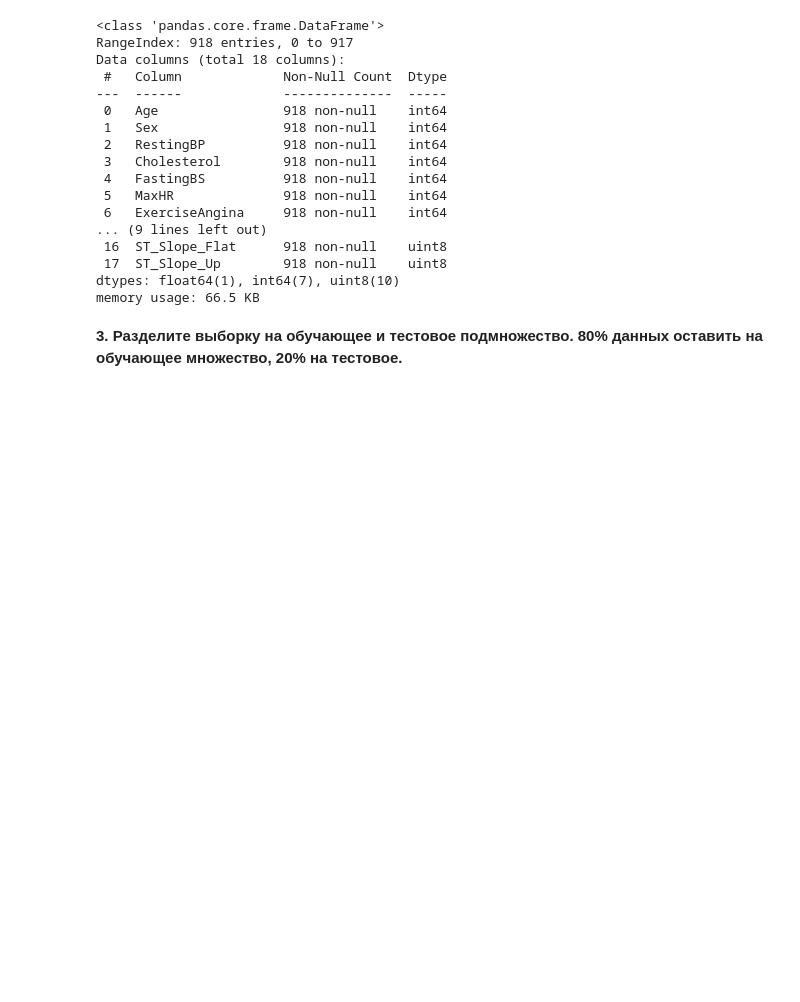
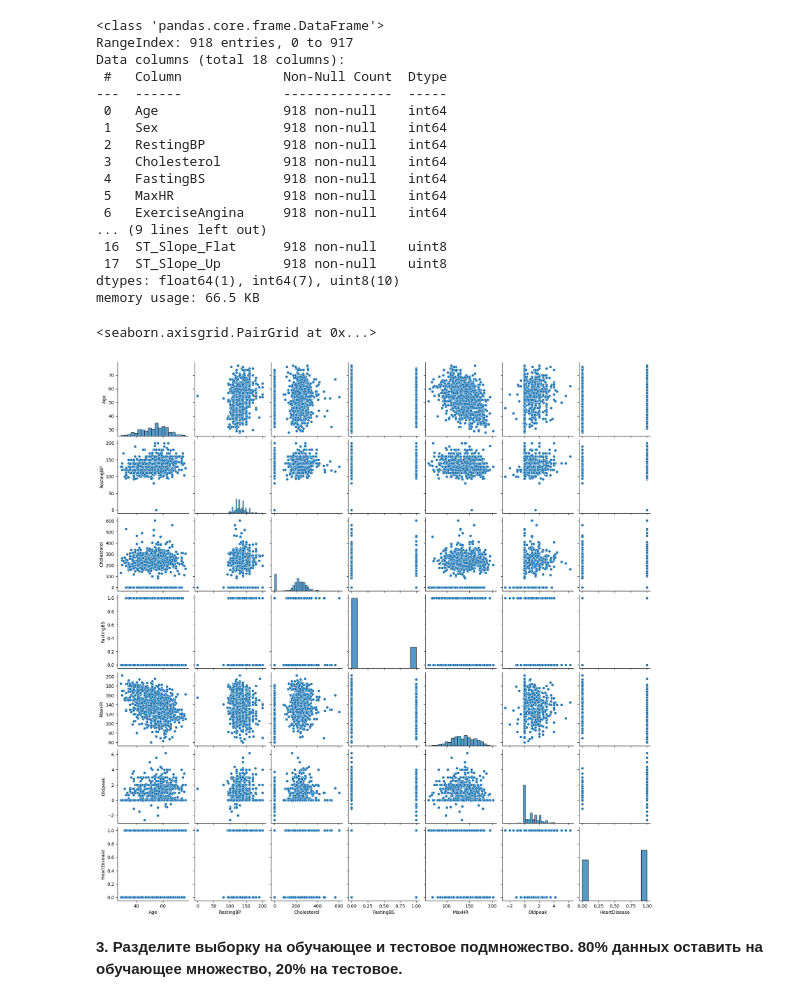
Before and after one commit to adtitovich/dsml-17, a Jupyter notebook: m7.ipynb, the cells around one changed output. Cells and saved outputs as stored; diff of their text form; code cells hidden in the pictures; blank space fills up the shorter version.

```diff
--- a/m7.ipynb
+++ b/m7.ipynb
@@ -89,6 +87,11 @@ Data columns (total 18 columns):
  17  ST_Slope_Up        918 non-null    uint8
 dtypes: float64(1), int64(7), uint8(10)
 memory usage: 66.5 KB
+# %%
+sns.pairplot(data)
+# %% [output]
+<seaborn.axisgrid.PairGrid at 0x...>
+[figure, added]
 # %% [markdown]
 **3. Разделите выборку на обучающее и тестовое подмножество. 80% данных оставить на обучающее множество, 20% на тестовое.**
 # %%
```
Also changed, not shown: parts of 6 cells of this notebook.
